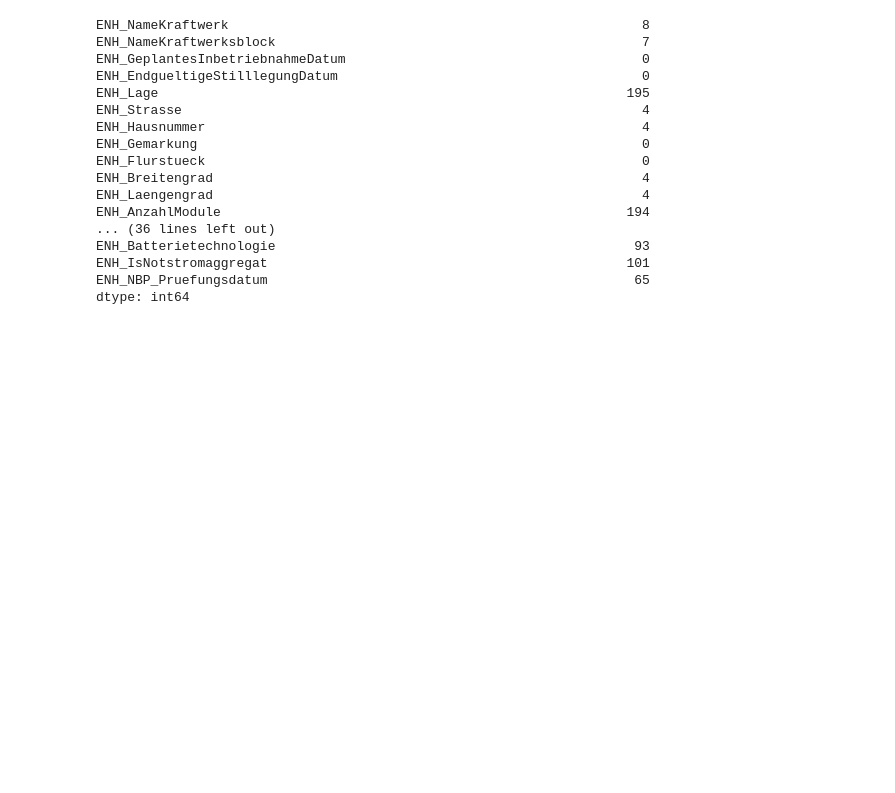
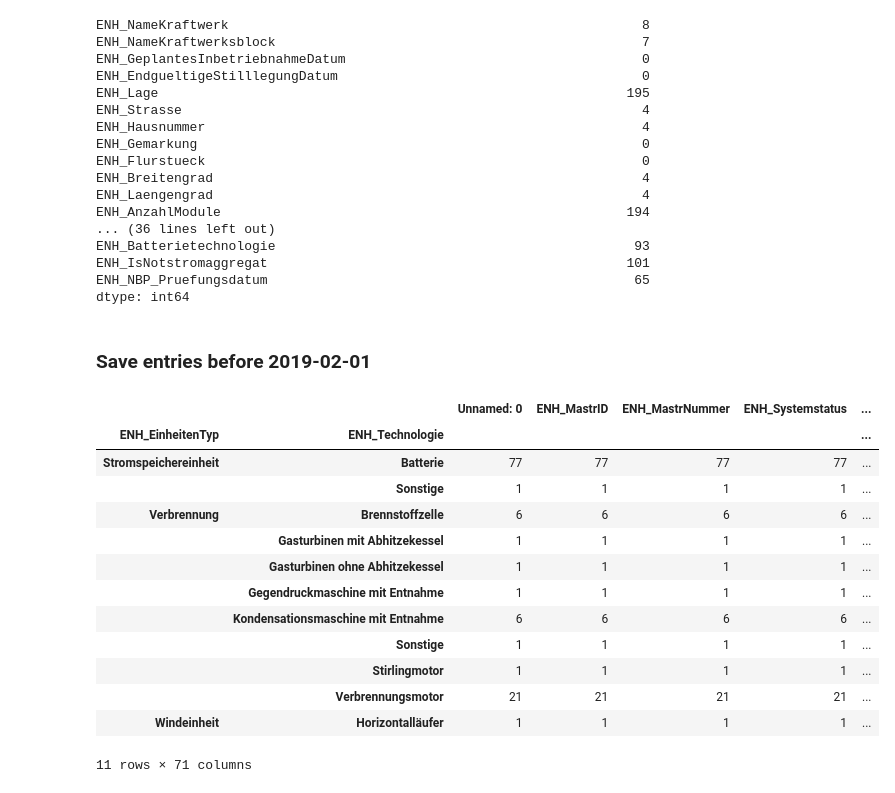
Before and after one commit to jonek/pv-city-mastr, a Jupyter notebook: notebooks/extract-city-from-MaStR-since20190131.ipynb, the cells around one changed output. Drawn from its saved outputs; the diff is of its cells as text; code cells hidden in the pictures; blank space fills up the shorter version.

Commit message:
Save data before 2019-02-01 to separate CSV file

```diff
--- a/notebooks/extract-city-from-MaStR-since20190131.ipynb
+++ b/notebooks/extract-city-from-MaStR-since20190131.ipynb
@@ -50,5 +50,5 @@ Name: ENH_Technologie, dtype: int64
 ### Restrict to entries after 2019-01-31
 See hint about filtering on [MaStR](https://www.bundesnetzagentur.de/DE/Sachgebiete/ElektrizitaetundGas/Unternehmen_Institutionen/DatenaustauschundMonitoring/Marktstammdatenregister/MaStR_node.html).
 # %%
-cityDataClean = cityDataClean[cityDataClean['ENH_InbetriebnahmeDatum'] > '2019-01-31']
+cityDataCleanSince20190131 = cityDataClean[cityDataClean['ENH_InbetriebnahmeDatum'] > '2019-01-31']
 # %%
@@ -108,0 +109,4 @@ cityDataClean.to_csv("/data/200303_MaStRDaten_ab310119_Karlsruhe.csv")
+# %% [markdown]
+### Save entries before 2019-02-01
+# %%
+cityDataCleanBefore20190201 = cityDataClean[cityDataClean['ENH_InbetriebnahmeDatum'] < '2019-02-01']
@@ -108,0 +115,17 @@ cityDataClean.to_csv("/data/200303_MaStRDaten_ab310119_Karlsruhe.csv")
+# %%
+cityDataCleanBefore20190201.groupby(['ENH_EinheitenTyp', 'ENH_Technologie']).count()
+# %% [output]
+|  |  | Unnamed: 0 | ENH_MastrID | ENH_MastrNummer | ENH_Systemstatus | ... |
+| ENH_EinheitenTyp | ENH_Technologie |  |  |  |  | ... |
+| Stromspeichereinheit | Batterie | 77 | 77 | 77 | 77 | ... |
+|  | Sonstige | 1 | 1 | 1 | 1 | ... |
+| Verbrennung | Brennstoffzelle | 6 | 6 | 6 | 6 | ... |
+|  | Gasturbinen mit Abhitzekessel | 1 | 1 | 1 | 1 | ... |
+|  | Gasturbinen ohne Abhitzekessel | 1 | 1 | 1 | 1 | ... |
+|  | Gegendruckmaschine mit Entnahme | 1 | 1 | 1 | 1 | ... |
+|  | Kondensationsmaschine mit Entnahme | 6 | 6 | 6 | 6 | ... |
+|  | Sonstige | 1 | 1 | 1 | 1 | ... |
+|  | Stirlingmotor | 1 | 1 | 1 | 1 | ... |
+|  | Verbrennungsmotor | 21 | 21 | 21 | 21 | ... |
+| Windeinheit | Horizontalläufer | 1 | 1 | 1 | 1 | ... |
+11 rows × 71 columns
```
Also changed, not shown: parts of 7 cells of this notebook.
